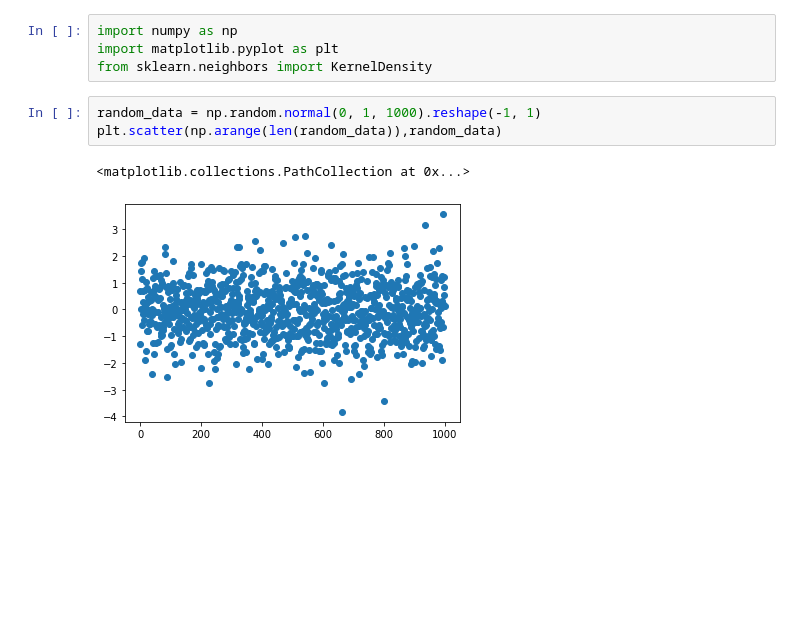
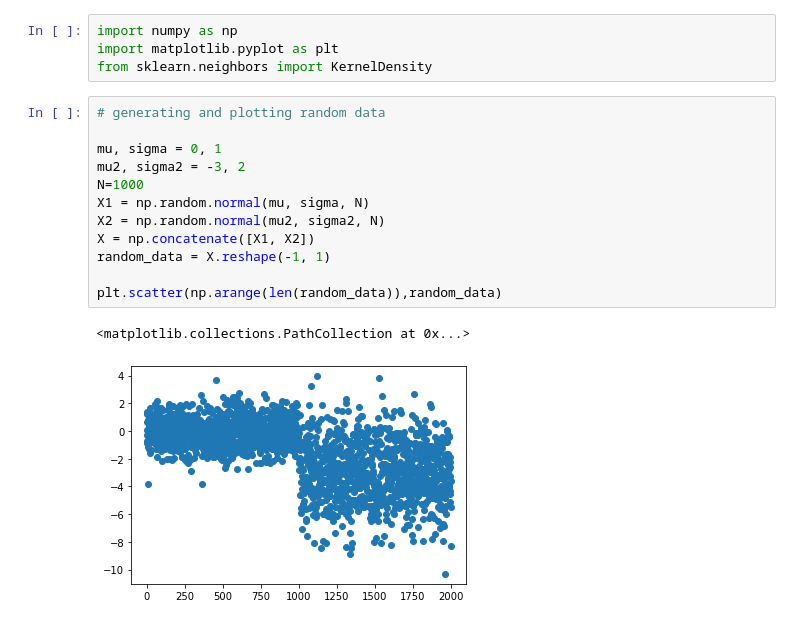
Before and after one commit to teslami/Machine-Learning, a Jupyter notebook: Kernel_density_estimation.ipynb, the cells around one changed output. Saved outputs shown, nothing was run; the diff lists cells and outputs as text; blank space fills up the shorter version.

```diff
--- a/Kernel_density_estimation.ipynb
+++ b/Kernel_density_estimation.ipynb
@@ -9,12 +9,21 @@
 import numpy as np
 import matplotlib.pyplot as plt
 from sklearn.neighbors import KernelDensity
-# %%
-random_data = np.random.normal(0, 1, 1000).reshape(-1, 1)
-plt.scatter(np.arange(len(random_data)),random_data)
-# %% [output]
-<matplotlib.collections.PathCollection at 0x...>
-[figure, removed]
+# %%
+# generating and plotting random data
+
+mu, sigma = 0, 1
+mu2, sigma2 = -3, 2
+N=1000
+X1 = np.random.normal(mu, sigma, N)
+X2 = np.random.normal(mu2, sigma2, N)
+X = np.concatenate([X1, X2])
+random_data = X.reshape(-1, 1)
+
+plt.scatter(np.arange(len(random_data)),random_data)
+# %% [output]
+<matplotlib.collections.PathCollection at 0x...>
+[figure, added]
 # %%
 counts, bins, patches = plt.hist(random_data, bins=100)
 patches
```
Also changed, not shown: parts of 3 cells of this notebook.
